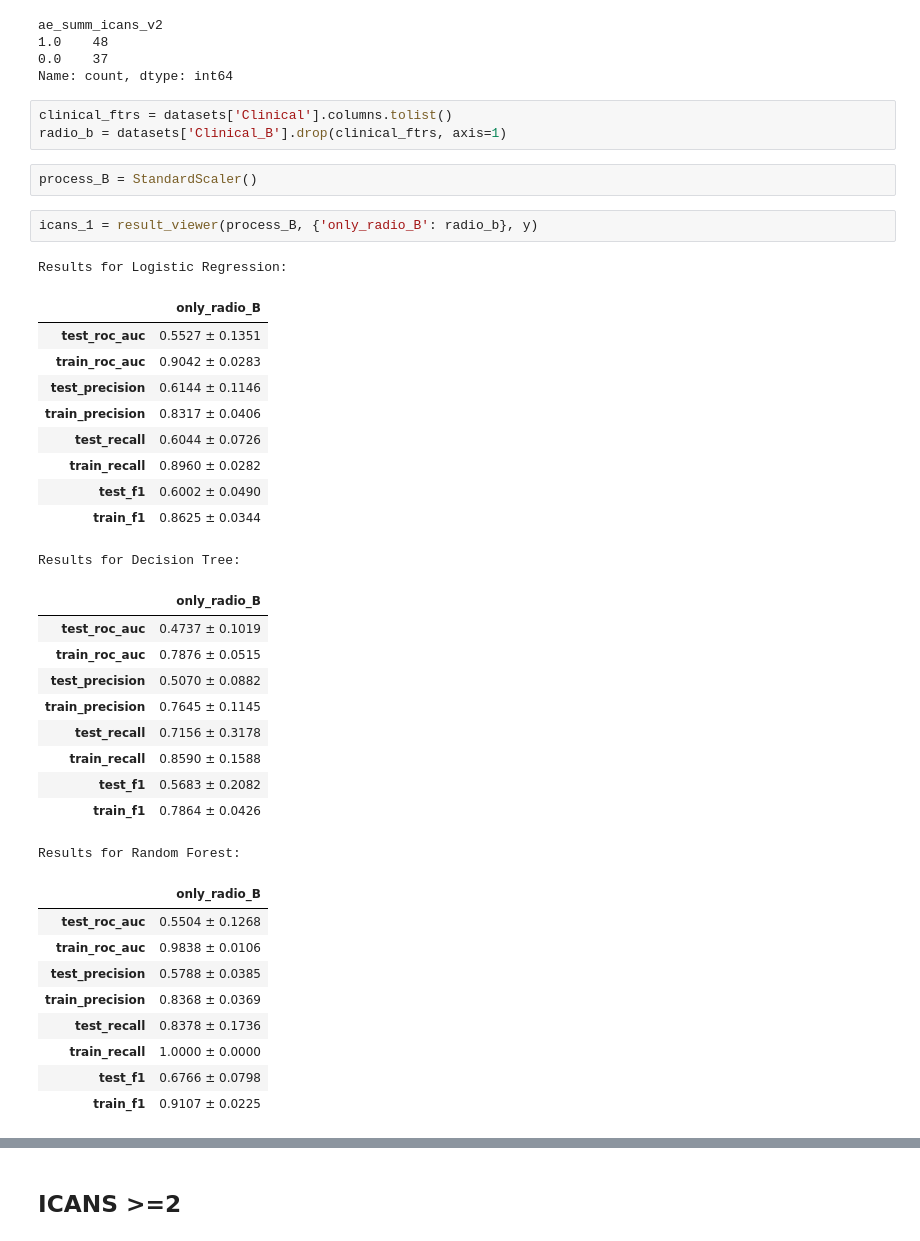
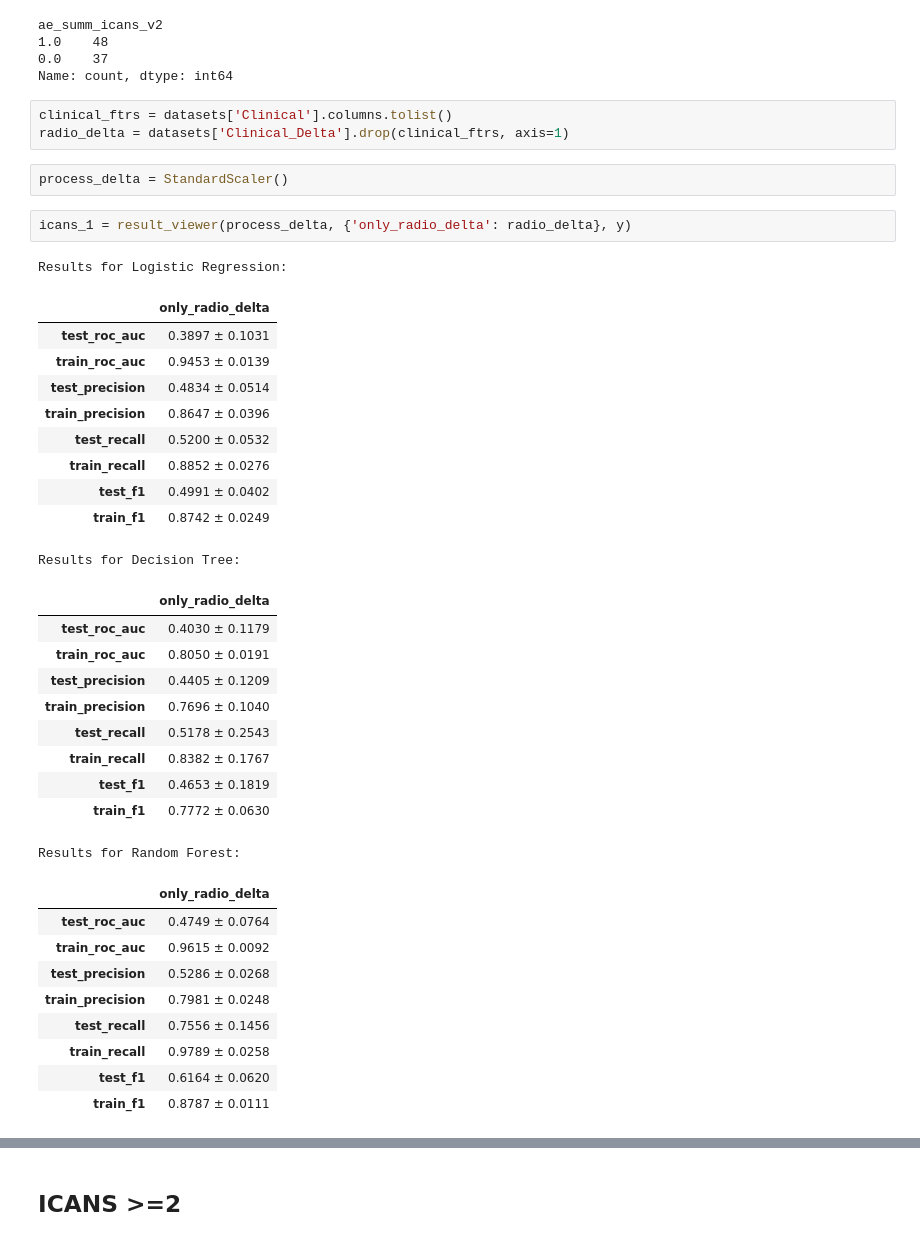
Before and after one commit to Mahsa-Zf/thesis_code, a Jupyter notebook: ml_modeling/modelling_feature_selection.ipynb, the cells around one changed output, grey strips where cells are left out. Saved outputs shown, nothing was run; the diff lists cells and outputs as text.

```diff
--- a/ml_modeling/modelling_feature_selection.ipynb
+++ b/ml_modeling/modelling_feature_selection.ipynb
@@ -118,42 +117,42 @@ ae_summ_icans_v2
 Name: count, dtype: int64
 # %%
 clinical_ftrs = datasets['Clinical'].columns.tolist()
-radio_b = datasets['Clinical_B'].drop(clinical_ftrs, axis=1)
+radio_delta = datasets['Clinical_Delta'].drop(clinical_ftrs, axis=1)
 # %%
-process_B = StandardScaler()
+process_delta = StandardScaler()
 # %%
-icans_1 = result_viewer(process_B, {'only_radio_B': radio_b}, y)
+icans_1 = result_viewer(process_delta, {'only_radio_delta': radio_delta}, y)
 # %% [output]
 Results for Logistic Regression:
-|  | only_radio_B |
-| test_roc_auc | 0.5527 ± 0.1351 |
-| train_roc_auc | 0.9042 ± 0.0283 |
-| test_precision | 0.6144 ± 0.1146 |
-| train_precision | 0.8317 ± 0.0406 |
-| test_recall | 0.6044 ± 0.0726 |
-| train_recall | 0.8960 ± 0.0282 |
-| test_f1 | 0.6002 ± 0.0490 |
-| train_f1 | 0.8625 ± 0.0344 |
+|  | only_radio_delta |
+| test_roc_auc | 0.3897 ± 0.1031 |
+| train_roc_auc | 0.9453 ± 0.0139 |
+| test_precision | 0.4834 ± 0.0514 |
+| train_precision | 0.8647 ± 0.0396 |
+| test_recall | 0.5200 ± 0.0532 |
+| train_recall | 0.8852 ± 0.0276 |
+| test_f1 | 0.4991 ± 0.0402 |
+| train_f1 | 0.8742 ± 0.0249 |
 Results for Decision Tree:
-|  | only_radio_B |
-| test_roc_auc | 0.4737 ± 0.1019 |
-| train_roc_auc | 0.7876 ± 0.0515 |
-| test_precision | 0.5070 ± 0.0882 |
-| train_precision | 0.7645 ± 0.1145 |
-| test_recall | 0.7156 ± 0.3178 |
-| train_recall | 0.8590 ± 0.1588 |
-| test_f1 | 0.5683 ± 0.2082 |
-| train_f1 | 0.7864 ± 0.0426 |
+|  | only_radio_delta |
+| test_roc_auc | 0.4030 ± 0.1179 |
+| train_roc_auc | 0.8050 ± 0.0191 |
+| test_precision | 0.4405 ± 0.1209 |
+| train_precision | 0.7696 ± 0.1040 |
+| test_recall | 0.5178 ± 0.2543 |
+| train_recall | 0.8382 ± 0.1767 |
+| test_f1 | 0.4653 ± 0.1819 |
+| train_f1 | 0.7772 ± 0.0630 |
 Results for Random Forest:
-|  | only_radio_B |
-| test_roc_auc | 0.5504 ± 0.1268 |
-| train_roc_auc | 0.9838 ± 0.0106 |
-| test_precision | 0.5788 ± 0.0385 |
-| train_precision | 0.8368 ± 0.0369 |
-| test_recall | 0.8378 ± 0.1736 |
-| train_recall | 1.0000 ± 0.0000 |
-| test_f1 | 0.6766 ± 0.0798 |
-| train_f1 | 0.9107 ± 0.0225 |
+|  | only_radio_delta |
+| test_roc_auc | 0.4749 ± 0.0764 |
+| train_roc_auc | 0.9615 ± 0.0092 |
+| test_precision | 0.5286 ± 0.0268 |
+| train_precision | 0.7981 ± 0.0248 |
+| test_recall | 0.7556 ± 0.1456 |
+| train_recall | 0.9789 ± 0.0258 |
+| test_f1 | 0.6164 ± 0.0620 |
+| train_f1 | 0.8787 ± 0.0111 |
 # %%
 outcome = result_viewer(preprocessor, datasets, y)
 # %% [output]
```
Also changed, not shown: parts of 8 cells of this notebook, 2 other files.
